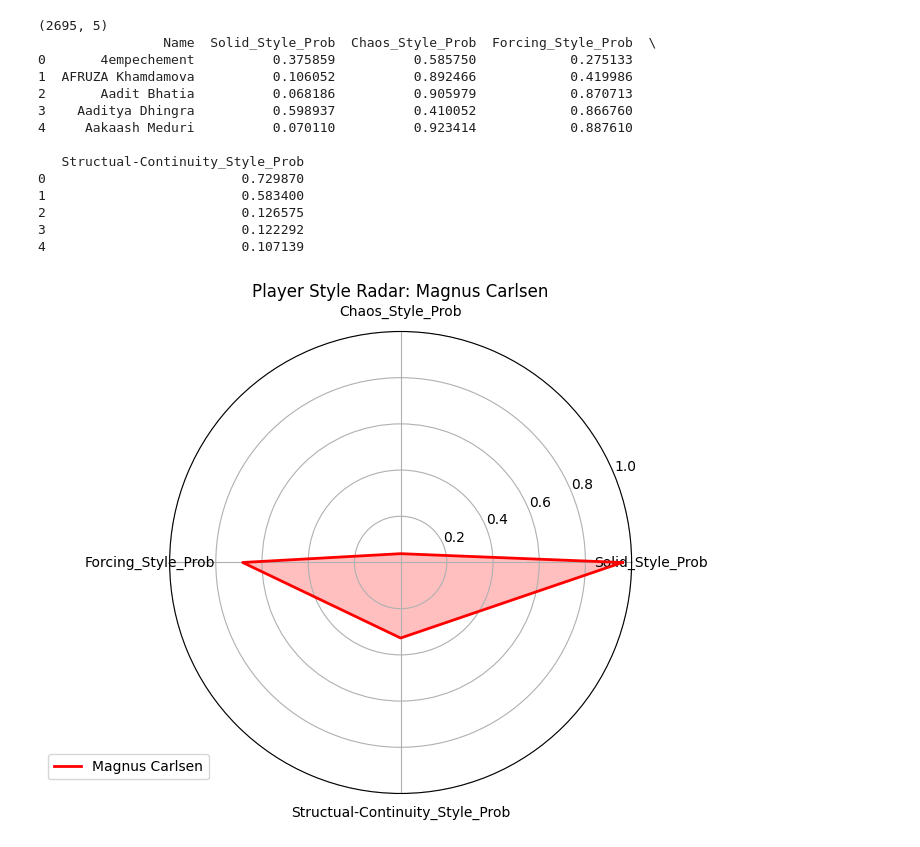
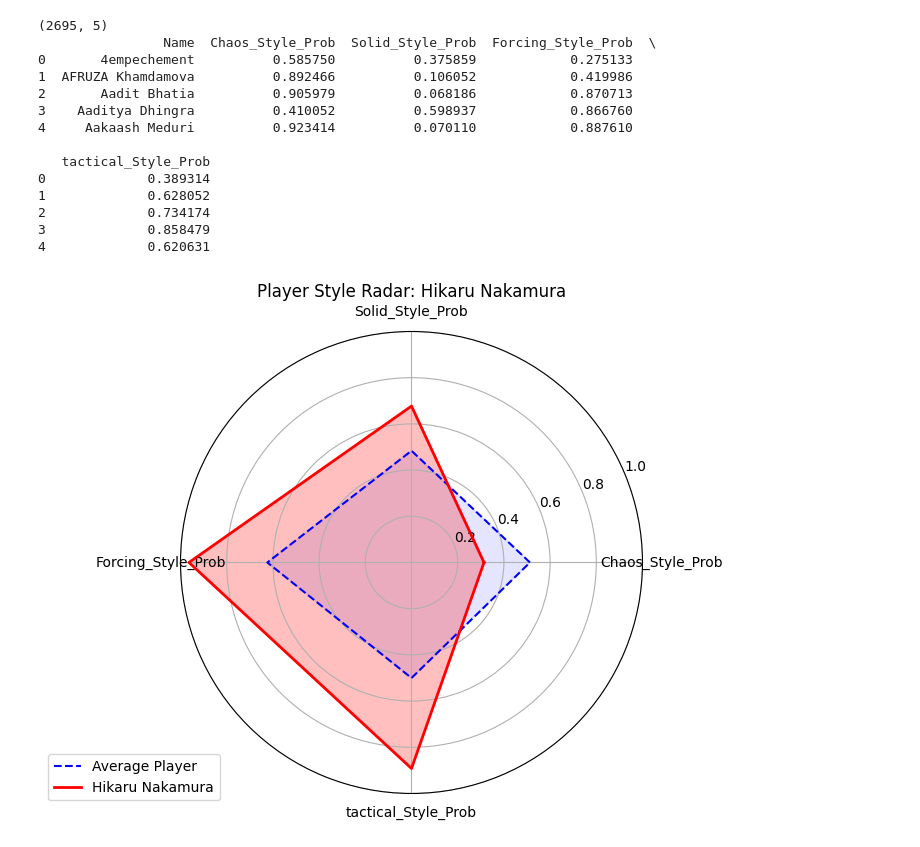
Before and after one commit to zZimablueee/Chess, a Jupyter notebook: player-cluster/radar_chart.ipynb, the cells around one changed output. Saved outputs shown, nothing was run; the diff lists cells and outputs as text; code cells hidden in the pictures.

```diff
--- a/player-cluster/radar_chart.ipynb
+++ b/player-cluster/radar_chart.ipynb
@@ -4,10 +4,10 @@ from sklearn.pipeline import Pipeline
 from sklearn.preprocessing import StandardScaler
 import matplotlib.pyplot as plt
 import numpy as np
-csv0=r"C:\Users\Administrator\Desktop\Chess\player-cluster\player_style_results0.csv"
-csv1=r"C:\Users\Administrator\Desktop\Chess\player-cluster\player_style_results1.csv"
-csv2=r"C:\Users\Administrator\Desktop\Chess\player-cluster\player_style_results2.csv"
-csv3=r"C:\Users\Administrator\Desktop\Chess\player-cluster\player_style_results3.csv"
+csv0=r"C:\Users\Administrator\Desktop\Chess\player-cluster\player_style_results_chaos.csv"
+csv1=r"C:\Users\Administrator\Desktop\Chess\player-cluster\player_style_results_solid.csv"
+csv2=r"C:\Users\Administrator\Desktop\Chess\player-cluster\player_style_results_forcing.csv"
+csv3=r"C:\Users\Administrator\Desktop\Chess\player-cluster\player_style_results_tactical.csv"
 # %%
 df0 = pd.read_csv(csv0)
 df1 = pd.read_csv(csv1)
@@ -18,50 +18,55 @@ df_all = (
     df0
     .merge(df1, on="Name", how="left")
     .merge(df2, on="Name", how="left")
-    .merge(df3, on="Name", how="left")
+    .merge(df3[['Name', 'tactical_Style_Prob']], on="Name", how="left")
 )
 
 print(df_all.shape)
 print(df_all.head())
 # %% [output]
 (2695, 5)
-                Name  Solid_Style_Prob  Chaos_Style_Prob  Forcing_Style_Prob  \
-0       4empechement          0.375859          0.585750            0.275133
-1  AFRUZA Khamdamova          0.106052          0.892466            0.419986
-2       Aadit Bhatia          0.068186          0.905979            0.870713
-3    Aaditya Dhingra          0.598937          0.410052            0.866760
-4     Aakaash Meduri          0.070110          0.923414            0.887610
+                Name  Chaos_Style_Prob  Solid_Style_Prob  Forcing_Style_Prob  \
+0       4empechement          0.585750          0.375859            0.275133
+1  AFRUZA Khamdamova          0.892466          0.106052            0.419986
+2       Aadit Bhatia          0.905979          0.068186            0.870713
+3    Aaditya Dhingra          0.410052          0.598937            0.866760
+4     Aakaash Meduri          0.923414          0.070110            0.887610
 
-   Structual-Continuity_Style_Prob
-0                         0.729870
-1                         0.583400
-2                         0.126575
-3                         0.122292
-4                         0.107139
+   tactical_Style_Prob
+0             0.389314
+1             0.628052
+2             0.734174
+3             0.858479
+4             0.620631
 # %%
 style_cols = [col for col in df_all.columns if col != "Name"]
+average_scores = df_all[style_cols].mean().values
 
-player_name = "Magnus Carlsen"  # 比如你想画 "MagnusCarlsen"
+player_name = "Hikaru Nakamura"  # 比如你想画 "MagnusCarlsen"
 player = df_all[df_all['Name'] == player_name].iloc[0]
 player_scores = player[style_cols].values
 
 num_vars = len(style_cols)
 angles = np.linspace(0, 2 * np.pi, num_vars, endpoint=False).tolist()
 #雷达图
 player_scores = np.concatenate((player_scores, [player_scores[0]]))
+average_scores = np.concatenate((average_scores, [average_scores[0]]))
 angles += angles[:1]
 fig, ax = plt.subplots(figsize=(6,6), subplot_kw=dict(polar=True))
+
+ax.plot(angles, average_scores, color='blue', linewidth=1.5, linestyle='--', label='Average Player')
+ax.fill(angles, average_scores, color='blue', alpha=0.1) # alpha=0.1 让填充非常淡
 
 ax.plot(angles, player_scores, color='r', linewidth=2, linestyle='solid', label=player_name)
 ax.fill(angles, player_scores, color='r', alpha=0.25)
 
 #刻度标签
 ax.set_xticks(angles[:-1])
 ax.set_xticklabels(style_cols)
 ax.set_ylim(0, 1)
 
 plt.title(f"Player Style Radar: {player_name}")
 plt.legend(loc='upper right', bbox_to_anchor=(0.1, 0.1))
 plt.show()
 # %% [output]
-[figure, old version]
+[figure, new version]
```
Also changed, not shown: 9 other files.
